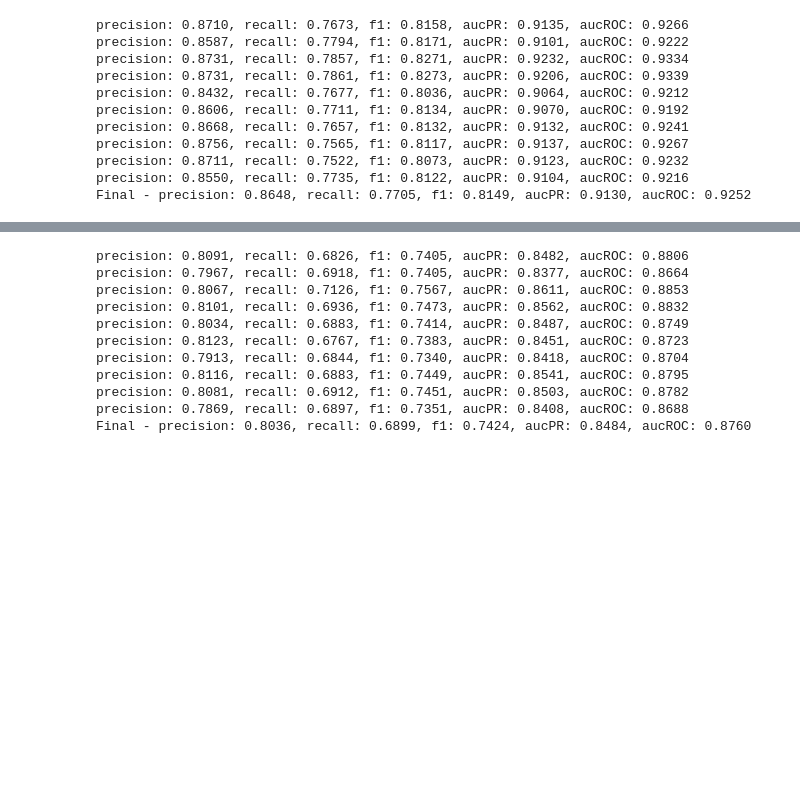
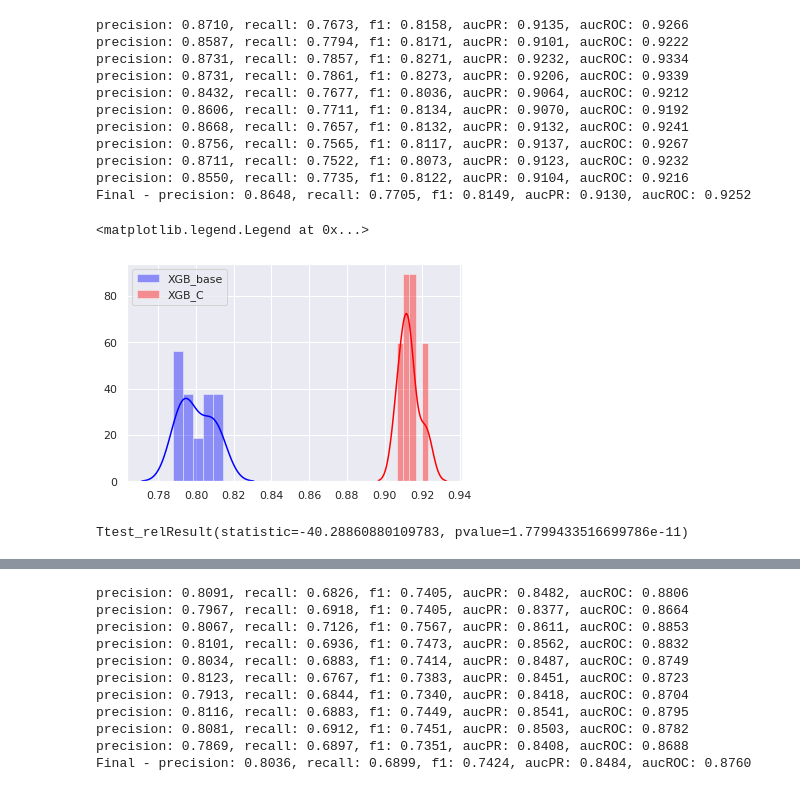
Before and after one commit to VladimirIsakov91/IEEE-CISFraudDetection, a Jupyter notebook: IEEE-CISFraudDetection.ipynb, the cells around one changed output, grey strips where cells are left out. Saved outputs shown, nothing was run; the diff lists cells and outputs as text; code cells hidden in the pictures; blank space fills up the shorter version.

```diff
--- a/IEEE-CISFraudDetection.ipynb
+++ b/IEEE-CISFraudDetection.ipynb
@@ -480,6 +480,18 @@ precision: 0.8756, recall: 0.7565, f1: 0.8117, aucPR: 0.9137, aucROC: 0.9267
 precision: 0.8711, recall: 0.7522, f1: 0.8073, aucPR: 0.9123, aucROC: 0.9232
 precision: 0.8550, recall: 0.7735, f1: 0.8122, aucPR: 0.9104, aucROC: 0.9216
 Final - precision: 0.8648, recall: 0.7705, f1: 0.8149, aucPR: 0.9130, aucROC: 0.9252
+# %%
+plt.figure()
+sns.distplot(xgb_base.aucs, color='blue', bins=5, label='XGB_base')
+sns.distplot(xgb_c.aucs, color='red', bins=5, label='XGB_C')
+plt.legend()
+# %% [output]
+<matplotlib.legend.Legend at 0x...>
+[figure, added]
+# %%
+ttest_rel(xgb_base.aucs, xgb_c.aucs)
+# %% [output]
+Ttest_relResult(statistic=-40.28860880109783, pvalue=1.7799433516699786e-11)
 # %%
 C_sum = X_[[f'C{i}' for i in range(1,15)]].sum(axis=1)
 # %%
```
Also changed, not shown: parts of 7 cells of this notebook.
